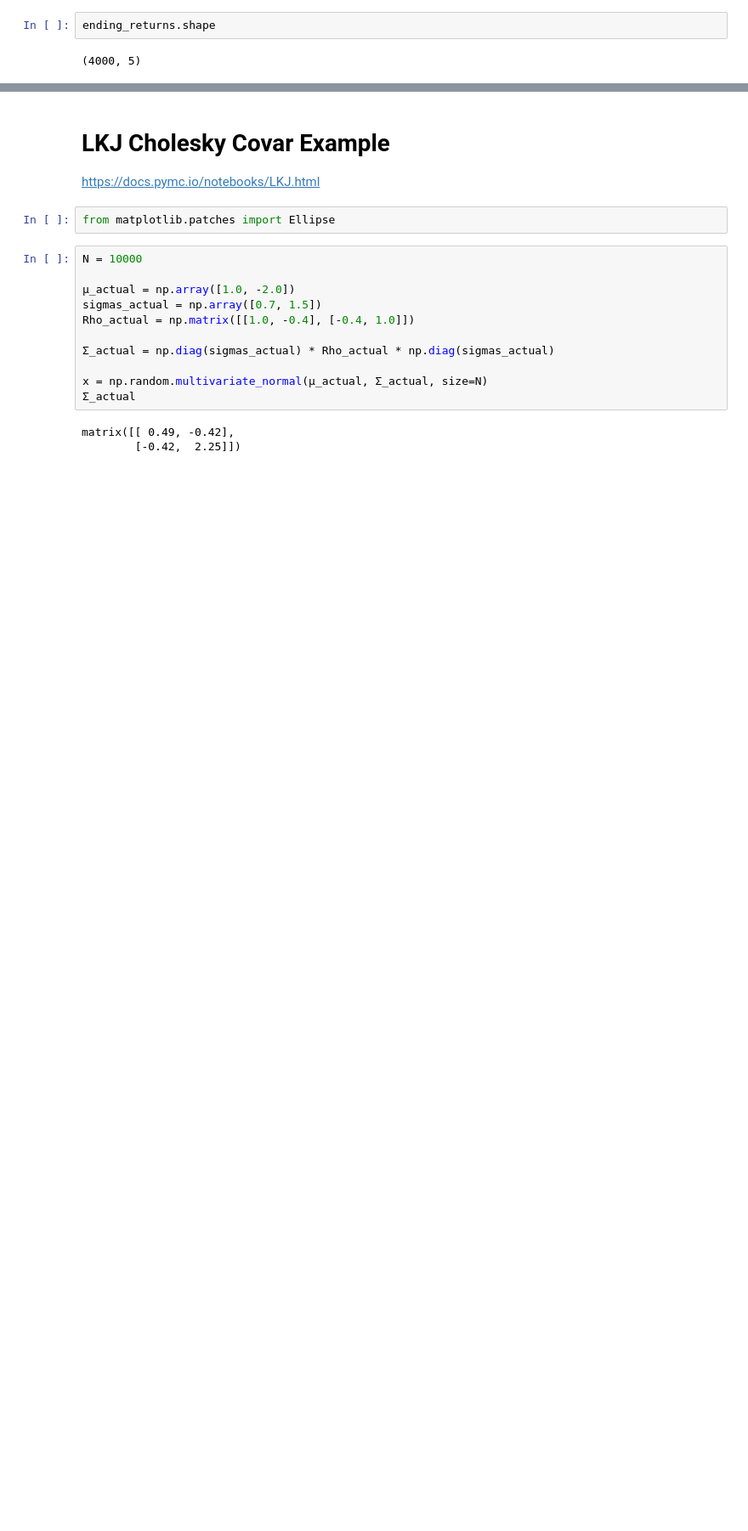
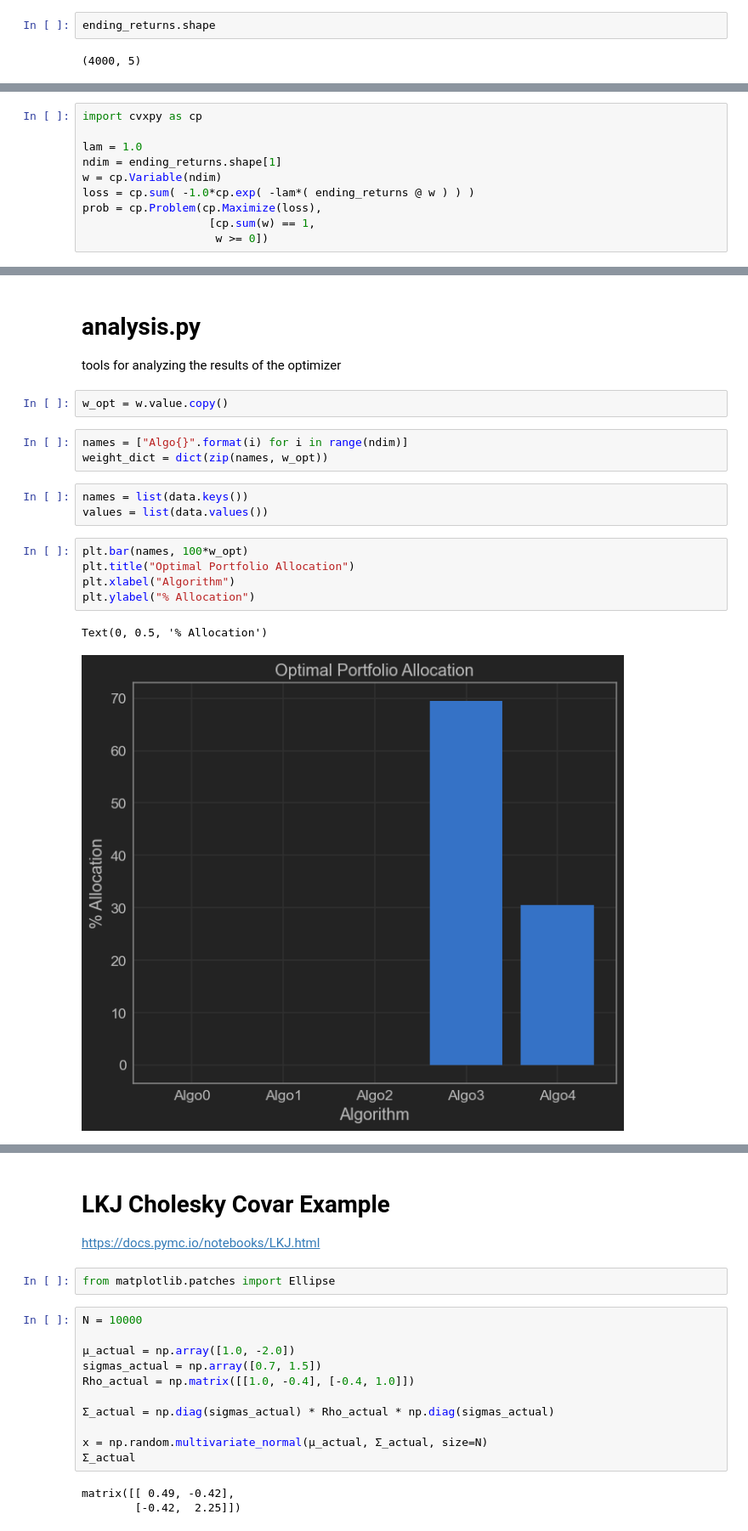
Before and after one commit to Jonathan-Lindbloom/bayesian-projects, a Jupyter notebook: Portfolio Allocation/multivar_student_t/Multivar Student T.ipynb, the cells around one changed output, grey strips where cells are left out. Shown at 85% size. Saved outputs shown, nothing was run; the diff lists cells and outputs as text; blank space fills up the shorter version.

```diff
--- a/Portfolio Allocation/multivar_student_t/Multivar Student T.ipynb
+++ b/Portfolio Allocation/multivar_student_t/Multivar Student T.ipynb
@@ -294,0 +390,10 @@ for k in range(1000):
+# %%
+import cvxpy as cp
+
+lam = 1.0
+ndim = ending_returns.shape[1]
+w = cp.Variable(ndim)
+loss = cp.sum( -1.0*cp.exp( -lam*( ending_returns @ w ) ) )
+prob = cp.Problem(cp.Maximize(loss),
+                   [cp.sum(w) == 1,
+                    w >= 0])
@@ -294,0 +414,19 @@ for k in range(1000):
+# %% [markdown]
+# analysis.py
+tools for analyzing the results of the optimizer
+# %%
+w_opt = w.value.copy()
+# %%
+names = ["Algo{}".format(i) for i in range(ndim)]
+weight_dict = dict(zip(names, w_opt))
+# %%
+names = list(data.keys())
+values = list(data.values())
+# %%
+plt.bar(names, 100*w_opt)
+plt.title("Optimal Portfolio Allocation")
+plt.xlabel("Algorithm")
+plt.ylabel("% Allocation")
+# %% [output]
+Text(0, 0.5, '% Allocation')
+[figure, added]
```
Also changed, not shown: parts of 19 cells of this notebook, 7 other files.
